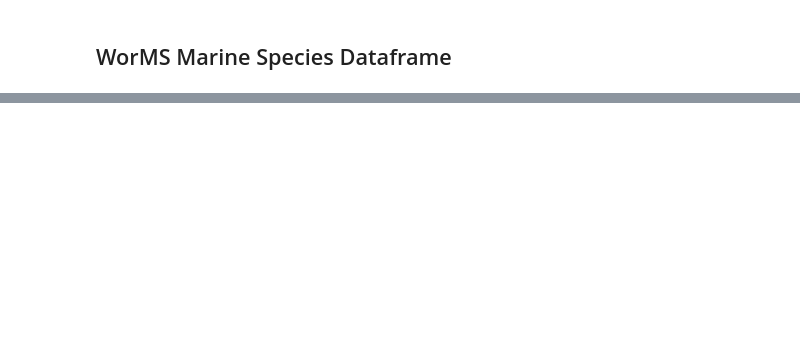
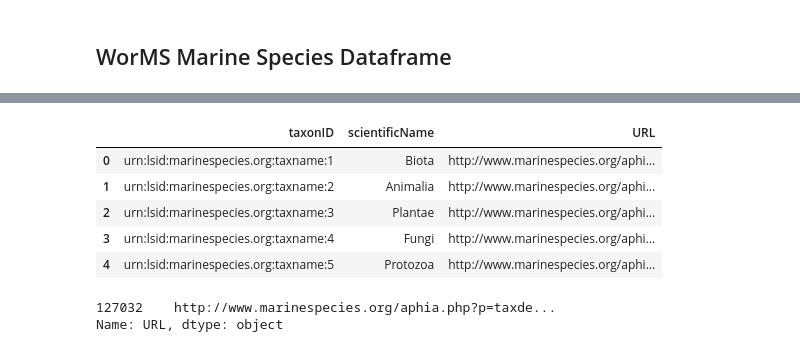
Before and after one commit to sul-dlss-labs/spoc, a Jupyter notebook: doc/data-prep.ipynb, the cells around one changed output, grey strips where cells are left out. Cells and saved outputs as stored; diff of their text form; code cells hidden in the pictures; blank space fills up the shorter version.

Commit message:
Updates data-prep notebook

```diff
--- a/doc/data-prep.ipynb
+++ b/doc/data-prep.ipynb
@@ -211,0 +151,4 @@ all_records.to_json("../data/species-records.json")
+# %%
+species = pd.read_json('../data/species.json')
+locations = pd.read_json('../data/locations.json')
+habitats = pd.read_json('../data/habitats.json')
@@ -211,0 +240,14 @@ all_records.to_json("../data/species-records.json")
+# %%
+species.head()
+# %% [output]
+|  | taxonID | scientificName | URL |
+| 0 | urn:lsid:marinespecies.org:taxname:1 | Biota | http://www.marinespecies.org/aphi... |
+| 1 | urn:lsid:marinespecies.org:taxname:2 | Animalia | http://www.marinespecies.org/aphi... |
+| 2 | urn:lsid:marinespecies.org:taxname:3 | Plantae | http://www.marinespecies.org/aphi... |
+| 3 | urn:lsid:marinespecies.org:taxname:4 | Fungi | http://www.marinespecies.org/aphi... |
+| 4 | urn:lsid:marinespecies.org:taxname:5 | Protozoa | http://www.marinespecies.org/aphi... |
+# %%
+species[species['scientificName'].isin(['Kanaka'])]['URL']
+# %% [output]
+127032    http://www.marinespecies.org/aphia.php?p=taxde...
+Name: URL, dtype: object
```
Also changed, not shown: parts of 67 cells of this notebook, 2 other files.
